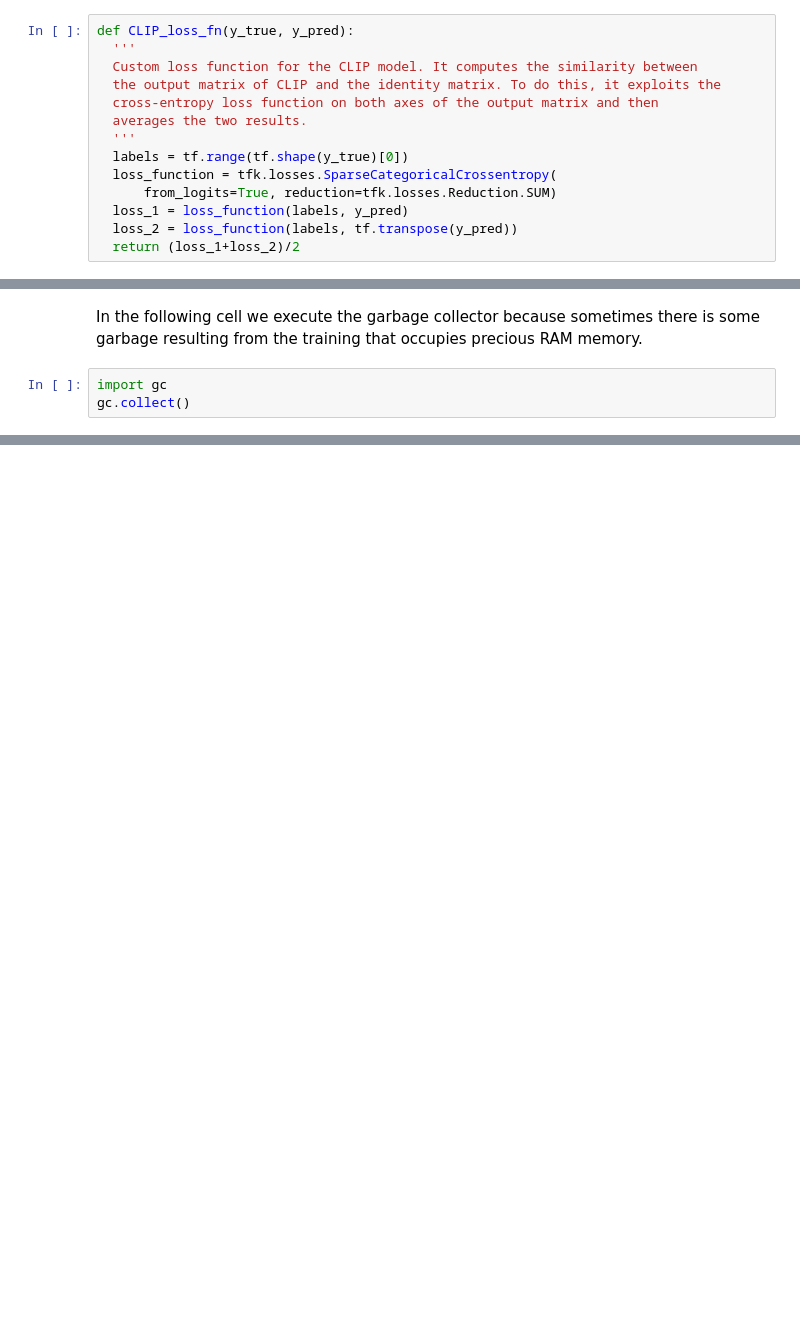
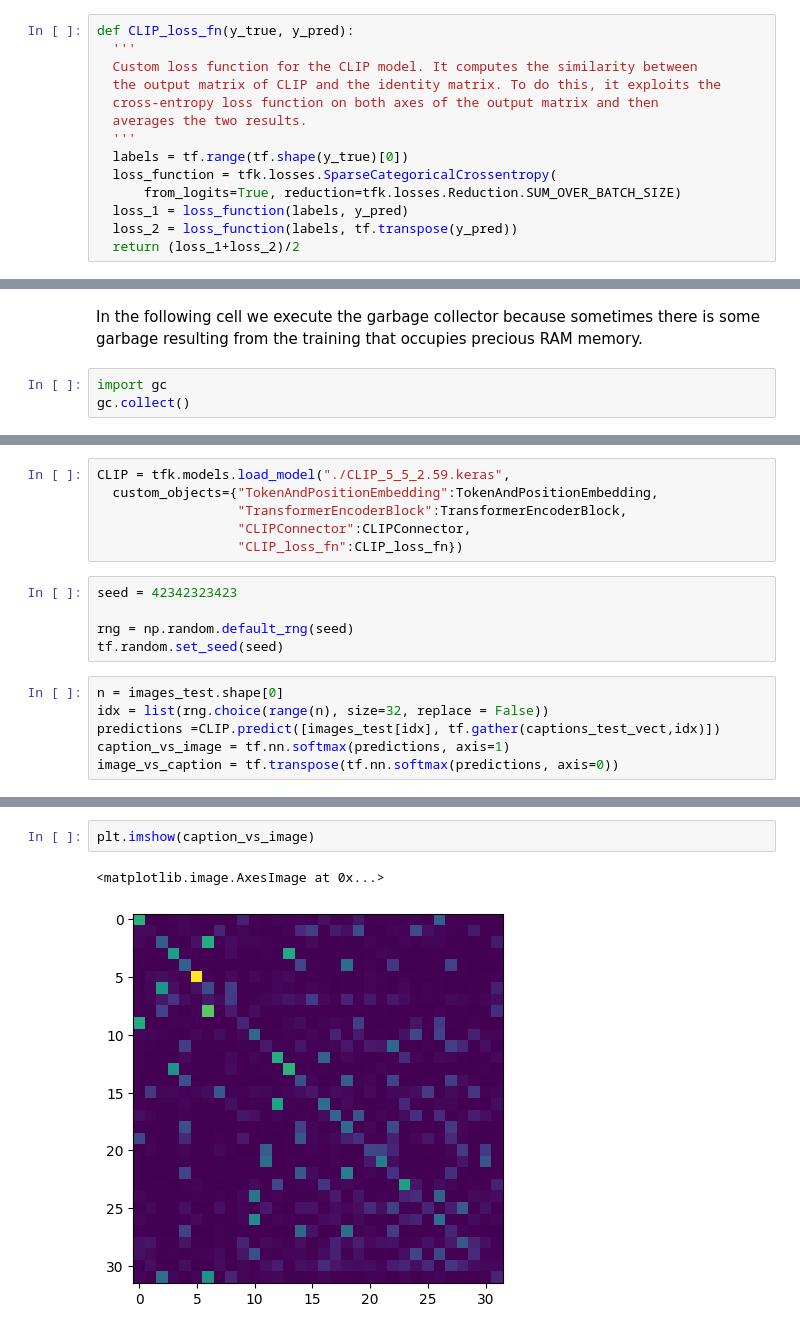
Before and after one commit to AleCarminati/clip-roco, a Jupyter notebook: clip_roco.ipynb, the cells around one changed output, grey strips where cells are left out. Drawn from its saved outputs; the diff is of its cells as text; blank space fills up the shorter version.

```diff
--- a/clip_roco.ipynb
+++ b/clip_roco.ipynb
@@ -330,7 +336,7 @@ def CLIP_loss_fn(y_true, y_pred):
   '''
   labels = tf.range(tf.shape(y_true)[0])
   loss_function = tfk.losses.SparseCategoricalCrossentropy(
-      from_logits=True, reduction=tfk.losses.Reduction.SUM)
+      from_logits=True, reduction=tfk.losses.Reduction.SUM_OVER_BATCH_SIZE)
   loss_1 = loss_function(labels, y_pred)
   loss_2 = loss_function(labels, tf.transpose(y_pred))
   return (loss_1+loss_2)/2
@@ -380,0 +458,17 @@ gc.collect()
+# %%
+CLIP = tfk.models.load_model("./CLIP_5_5_2.59.keras",
+  custom_objects={"TokenAndPositionEmbedding":TokenAndPositionEmbedding,
+                  "TransformerEncoderBlock":TransformerEncoderBlock,
+                  "CLIPConnector":CLIPConnector,
+                  "CLIP_loss_fn":CLIP_loss_fn})
+# %%
+seed = 42342323423
+
+rng = np.random.default_rng(seed)
+tf.random.set_seed(seed)
+# %%
+n = images_test.shape[0]
+idx = list(rng.choice(range(n), size=32, replace = False))
+predictions =CLIP.predict([images_test[idx], tf.gather(captions_test_vect,idx)])
+caption_vs_image = tf.nn.softmax(predictions, axis=1)
+image_vs_caption = tf.transpose(tf.nn.softmax(predictions, axis=0))
@@ -380,0 +480,5 @@ gc.collect()
+# %%
+plt.imshow(caption_vs_image)
+# %% [output]
+<matplotlib.image.AxesImage at 0x...>
+[figure, added]
```
Also changed, not shown: parts of 56 cells of this notebook.
